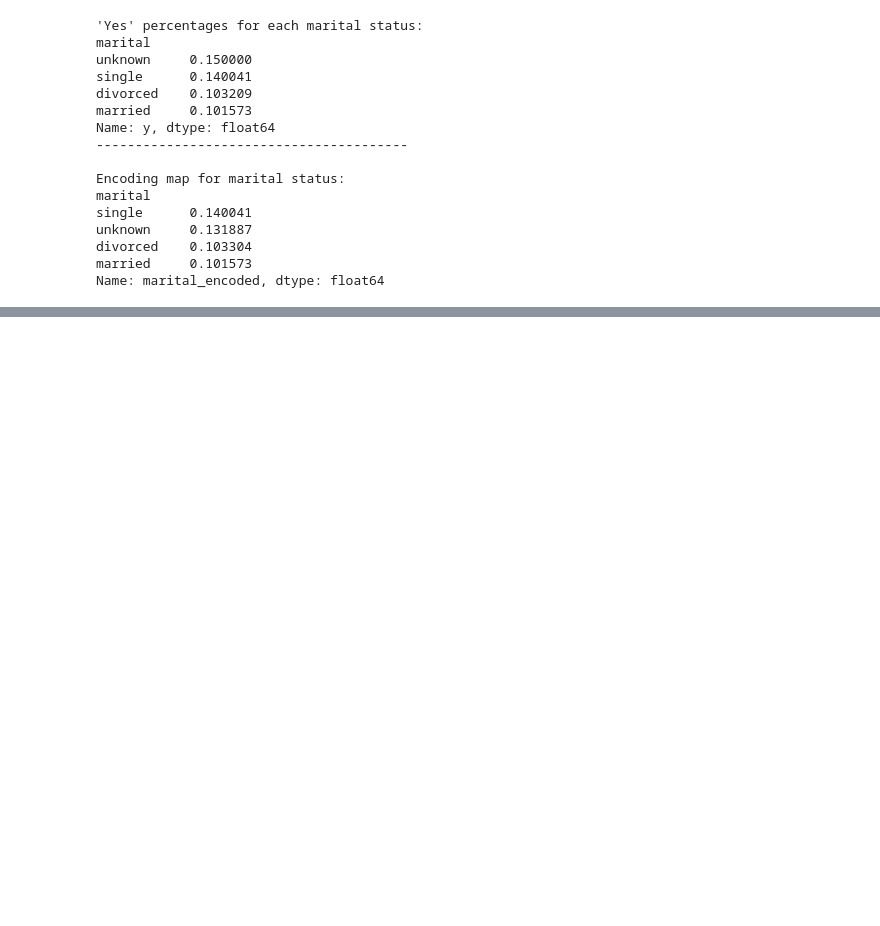
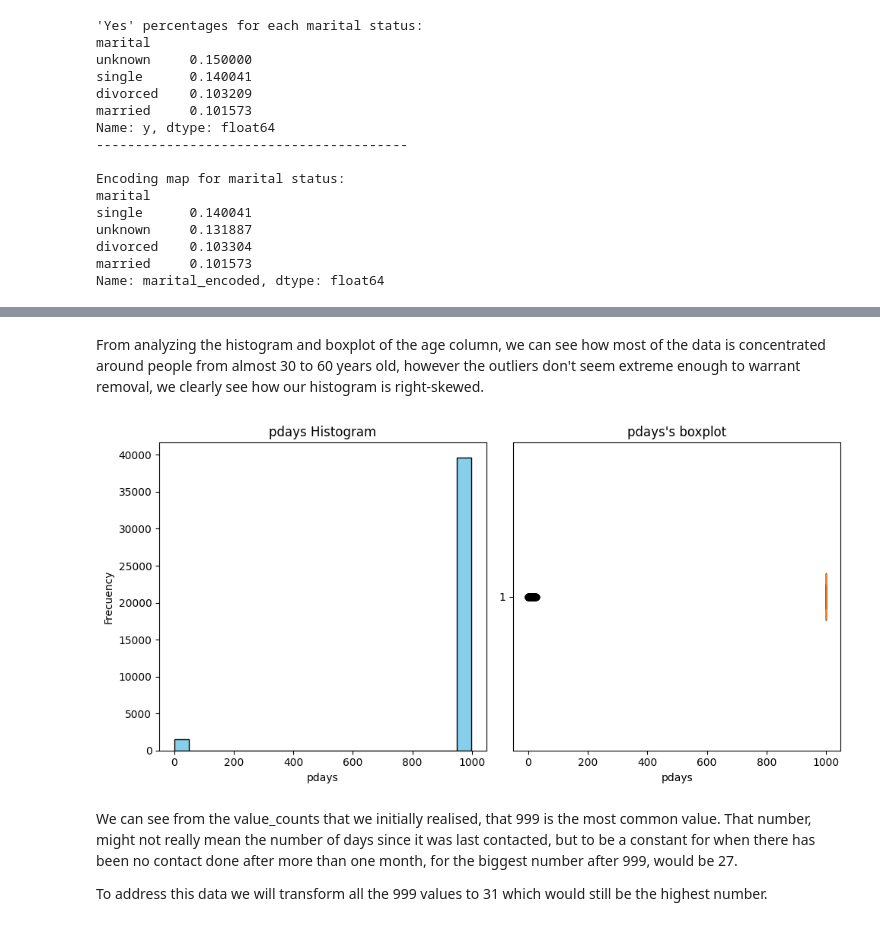
Before and after one commit to GuillePrograma94/ML-Exercise, a Jupyter notebook: src/explore.ipynb, the cells around one changed output, grey strips where cells are left out. Drawn from its saved outputs; the diff is of its cells as text; code cells hidden in the pictures; blank space fills up the shorter version.

```diff
--- a/src/explore.ipynb
+++ b/src/explore.ipynb
@@ -706,0 +884,26 @@ df['housing'].value_counts()
+# %% [markdown]
+From analyzing the histogram and boxplot of the age column, we can see how most of the data is concentrated around people from almost 30 to 60 years old, however the outliers don't seem extreme enough to warrant removal, we clearly see how our histogram is right-skewed.
+# %%
+# We create a figure with two subplots (one for histosgram and another for the boxplot)
+fig, ax = plt.subplots(1, 2, figsize = (10,5))
+
+# We create the histogram for the first subplot.
+ax[0].hist(df['pdays'], bins = 20, color='skyblue', edgecolor = 'black')
+ax[0].set_title('pdays Histogram')
+ax[0].set_xlabel("pdays")
+ax[0].set_ylabel("Frecuency")
+
+# We create the boxplot content in the second subplot.
+ax[1].boxplot(df['pdays'], vert = False)
+ax[1].set_title("pdays's boxplot")
+ax[1].set_xlabel("pdays")
+
+# We display the plots.
+plt.tight_layout()
+plt.show()
+# %% [output]
+[figure, added]
+# %% [markdown]
+We can see from the value_counts that we initially realised, that 999 is the most common value. That number, might not really mean the number of days since it was last contacted, but to be a constant for when there has been no contact done after more than one month, for the biggest number after 999, would be 27.
+
+To address this data we will transform all the 999 values to 31 which would still be the highest number.
```
Also changed, not shown: parts of 28 cells of this notebook.
